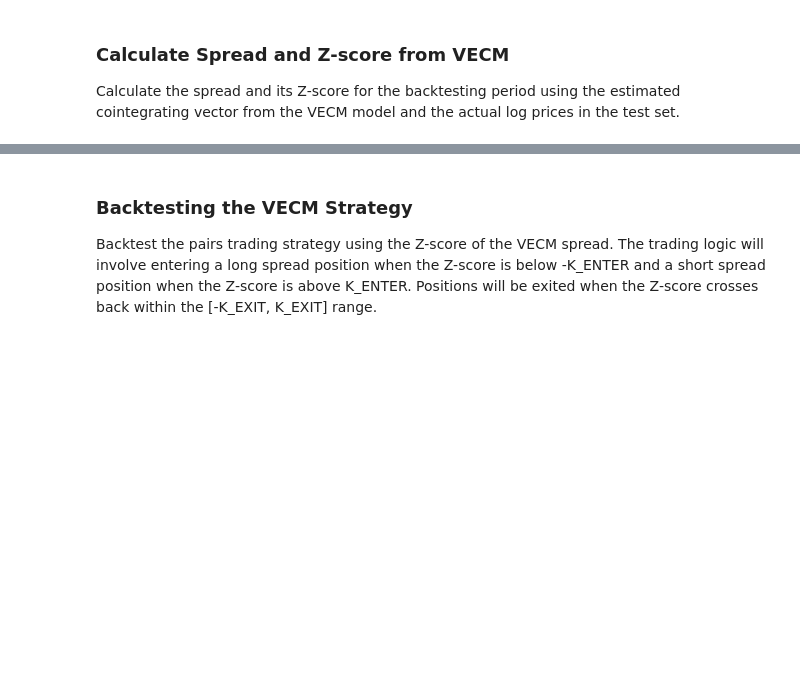
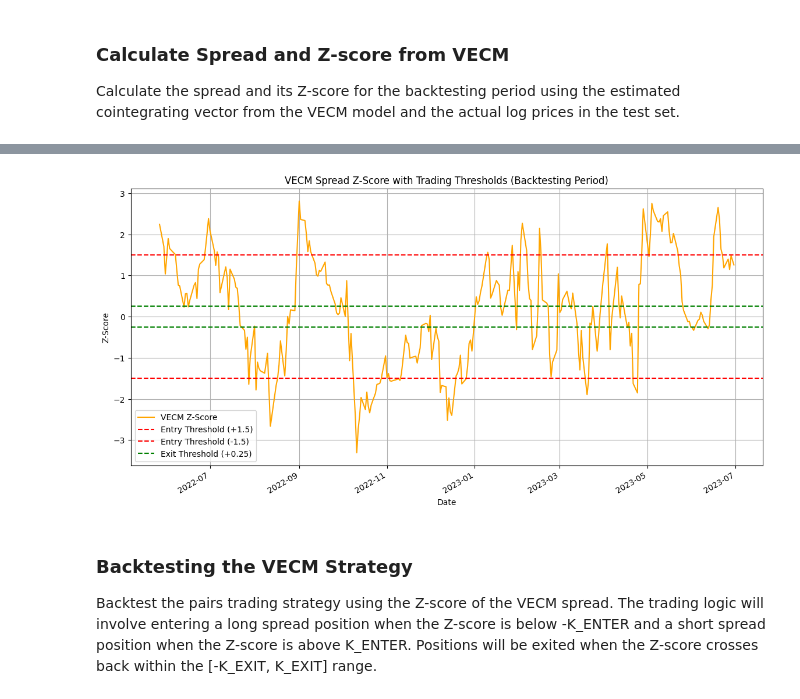
Before and after one commit to aryanthepain/Pairs_Trading_ARIMA_VECM, a Jupyter notebook: Pairs_Trading_with_VECM.ipynb, the cells around one changed output, grey strips where cells are left out. Cells and saved outputs as stored; diff of their text form; code cells hidden in the pictures; blank space fills up the shorter version.

```diff
--- a/Pairs_Trading_with_VECM.ipynb
+++ b/Pairs_Trading_with_VECM.ipynb
@@ -1724,4 +1724,19 @@ Sample of VECM Spread and Z-score (Head):
 [figure]
+# %%
+plt.figure(figsize=(14, 7))
+vecm_zscore.plot(label='VECM Z-Score', color='orange')
+plt.axhline(K_ENTER, color='red', linestyle='--', label=f'Entry Threshold (+{K_ENTER})')
+plt.axhline(-K_ENTER, color='red', linestyle='--', label=f'Entry Threshold (-{K_ENTER})')
+plt.axhline(K_EXIT, color='green', linestyle='--', label=f'Exit Threshold (+{K_EXIT})')
+plt.axhline(-K_EXIT, color='green', linestyle='--')
+plt.title('VECM Spread Z-Score with Trading Thresholds (Backtesting Period)')
+plt.xlabel('Date')
+plt.ylabel('Z-Score')
+plt.legend()
+plt.grid(True)
+plt.show()
+# %% [output]
+[figure, added]
 # %% [markdown]
 ### Backtesting the VECM Strategy
 Backtest the pairs trading strategy using the Z-score of the VECM spread. The trading logic will involve entering a long spread position when the Z-score is below -K_ENTER and a short spread position when the Z-score is above K_ENTER. Positions will be exited when the Z-score crosses back within the [-K_EXIT, K_EXIT] range.
```
Also changed, not shown: parts of 24 cells of this notebook, 1 other file.
